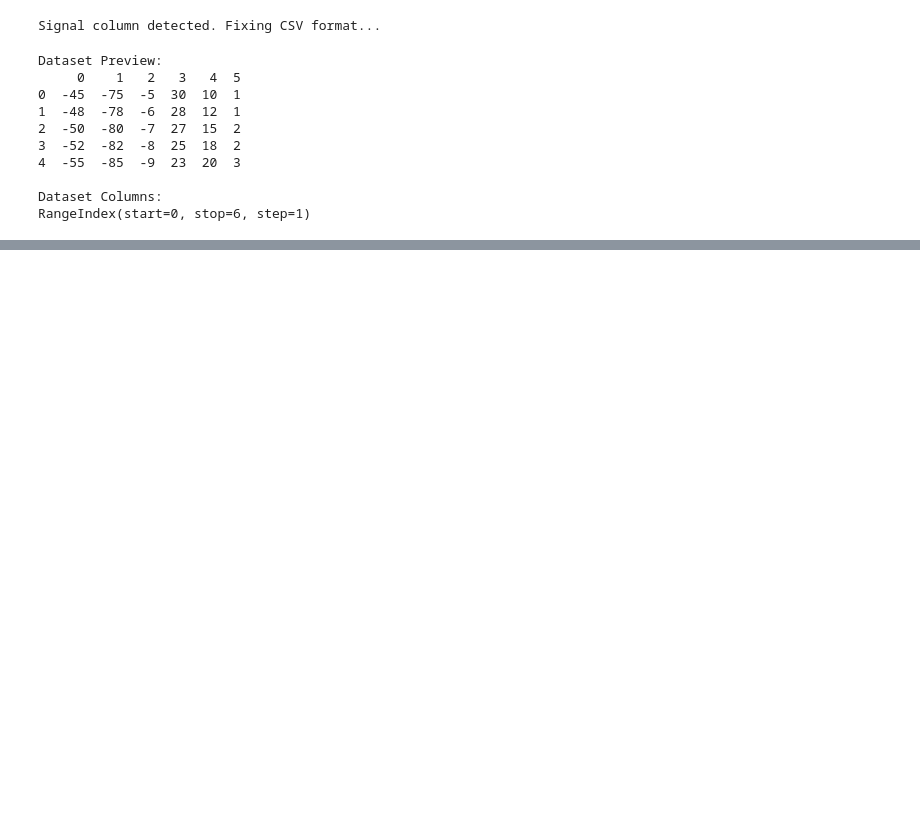
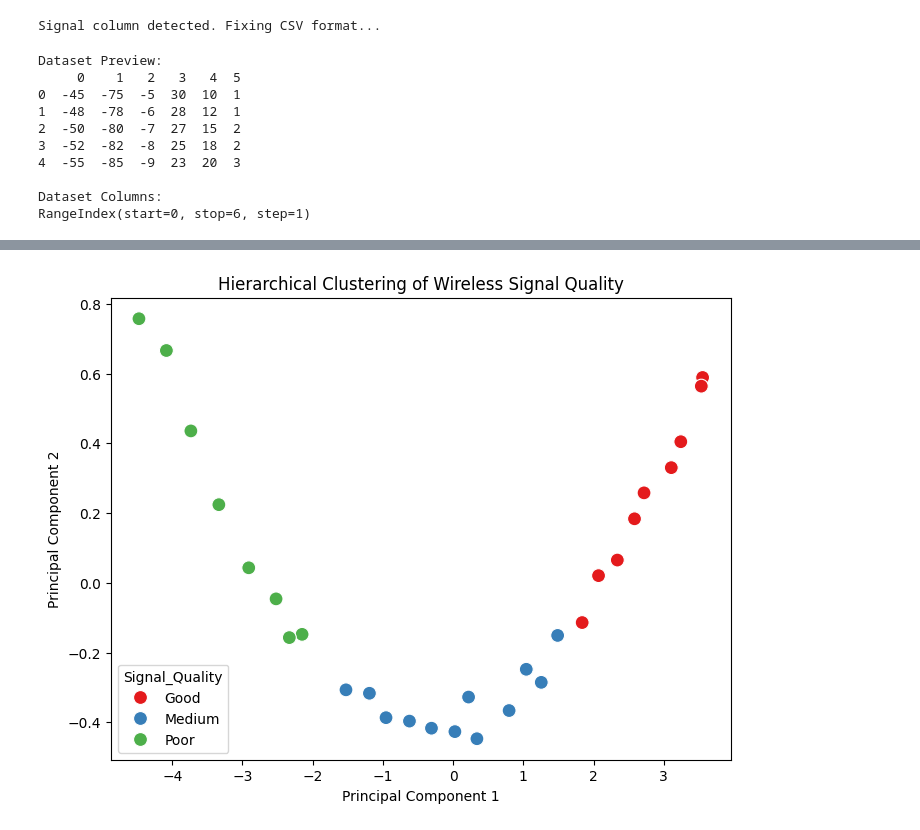
Before and after one commit to prashikrangari/ETC-tech-C-, a Jupyter notebook: Practical_No_8.ipynb, the cells around one changed output, grey strips where cells are left out. Saved outputs shown, nothing was run; the diff lists cells and outputs as text; code cells hidden in the pictures; blank space fills up the shorter version.

```diff
--- a/Practical_No_8.ipynb
+++ b/Practical_No_8.ipynb
@@ -49,0 +188,34 @@ RangeIndex(start=0, stop=6, step=1)
+# %%
+pca = PCA(
+    n_components=2
+)
+
+X_pca = pca.fit_transform(
+    X_scaled
+)
+# %%
+plt.figure(figsize=(8, 6))
+
+sns.scatterplot(
+    x=X_pca[:, 0],
+    y=X_pca[:, 1],
+    hue=data["Signal_Quality"],
+    palette="Set1",
+    s=100
+)
+
+plt.title(
+    "Hierarchical Clustering of Wireless Signal Quality"
+)
+
+plt.xlabel(
+    "Principal Component 1"
+)
+
+plt.ylabel(
+    "Principal Component 2"
+)
+
+plt.show()
+# %% [output]
+[figure, added]
```
Also changed, not shown: parts of 8 cells of this notebook.
